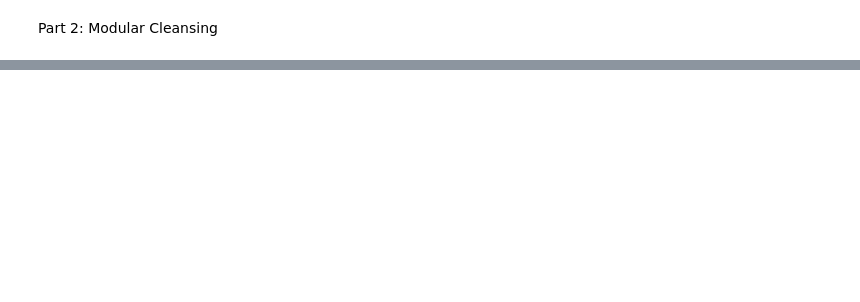
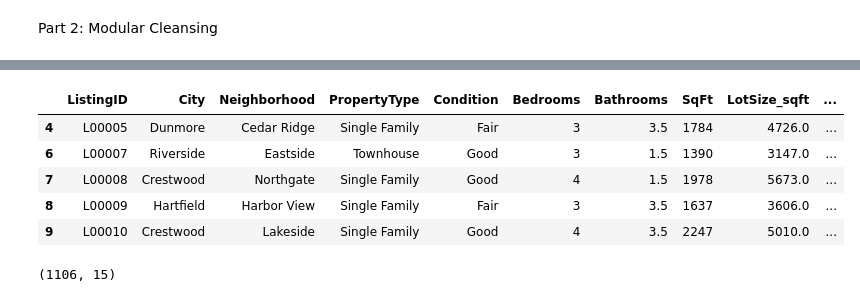
Before and after one commit to mdo222/sta556-homework-2, a Jupyter notebook: notebooks/homework_2.ipynb, the cells around one changed output, grey strips where cells are left out. Cells and saved outputs as stored; diff of their text form; code cells hidden in the pictures; blank space fills up the shorter version.

```diff
--- a/notebooks/homework_2.ipynb
+++ b/notebooks/homework_2.ipynb
@@ -121,0 +173,16 @@ filled_df= fill_na(data = housing_market, column_name = "LotSize_sqft", value =0
+# %%
+#Get the non NA rows, which is filtering out the condos
+filtered_df = get_non_na_rows(filled_df, ["LotSize_sqft"])
+# %%
+filtered_df.head()
+# %% [output]
+|  | ListingID | City | Neighborhood | PropertyType | Condition | Bedrooms | Bathrooms | SqFt | LotSize_sqft | ... |
+| 4 | L00005 | Dunmore | Cedar Ridge | Single Family | Fair | 3 | 3.5 | 1784 | 4726.0 | ... |
+| 6 | L00007 | Riverside | Eastside | Townhouse | Good | 3 | 1.5 | 1390 | 3147.0 | ... |
+| 7 | L00008 | Crestwood | Northgate | Single Family | Good | 4 | 1.5 | 1978 | 5673.0 | ... |
+| 8 | L00009 | Hartfield | Harbor View | Single Family | Fair | 3 | 3.5 | 1637 | 3606.0 | ... |
+| 9 | L00010 | Crestwood | Lakeside | Single Family | Good | 4 | 3.5 | 2247 | 5010.0 | ... |
+# %%
+filtered_df.shape
+# %% [output]
+(1106, 15)
```
Also changed, not shown: parts of 33 cells of this notebook, 1 other file.
